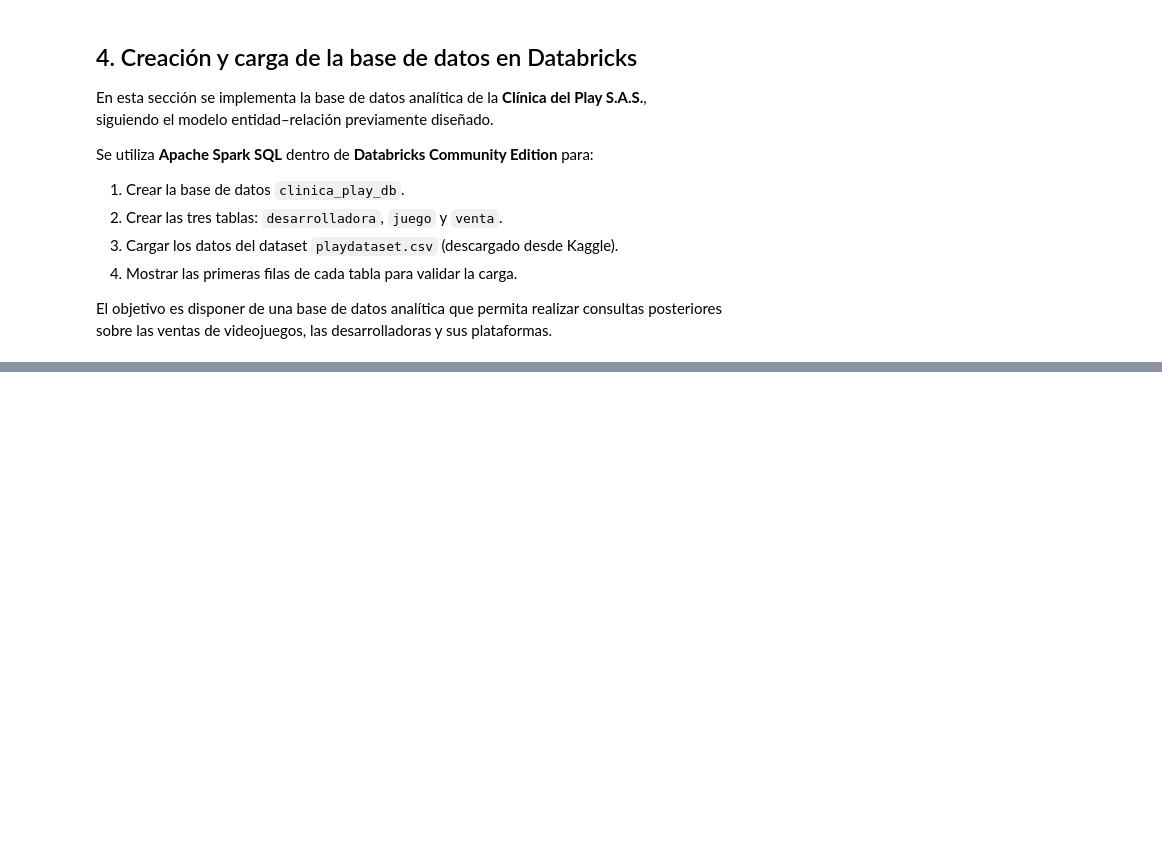
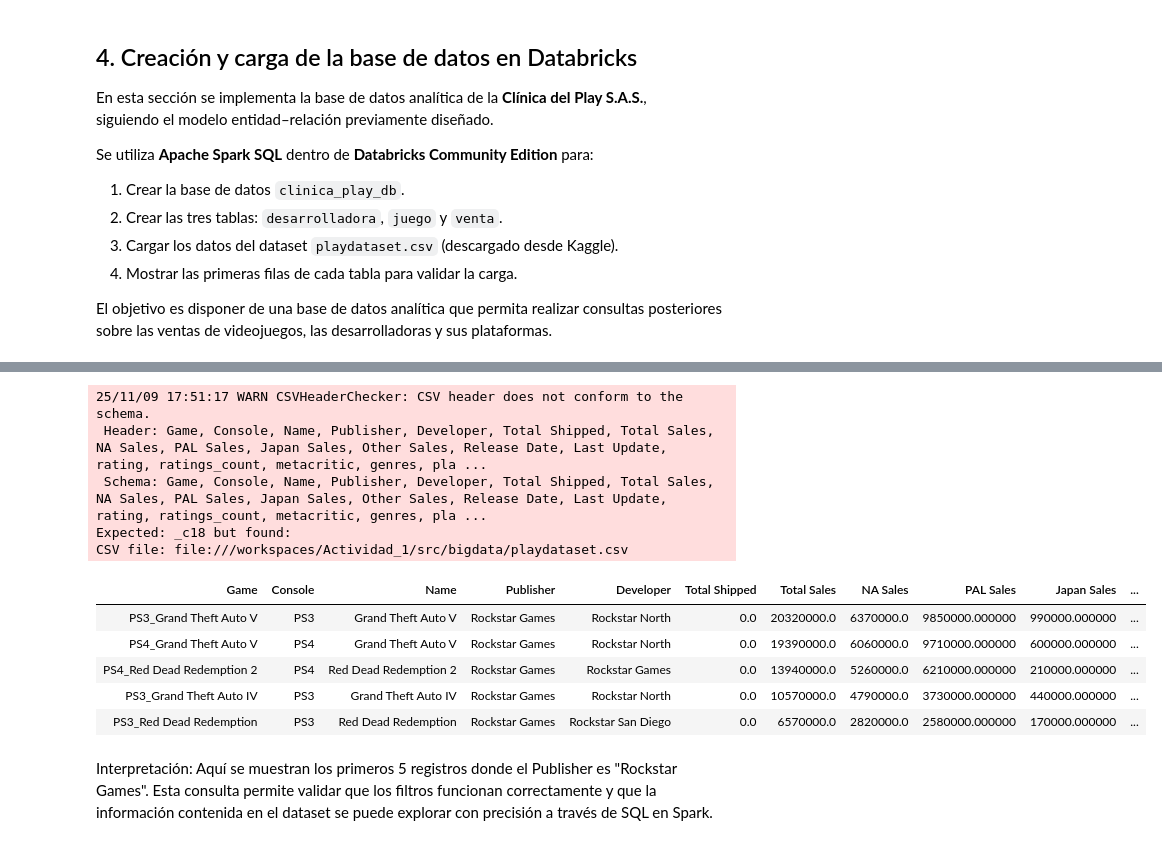
Before and after one commit to justinbeckham1204/Actividad_1, a Jupyter notebook: src/bigdata/Actividad_1.ipynb, the cells around one changed output, grey strips where cells are left out. Drawn from its saved outputs; the diff is of its cells as text; code cells hidden in the pictures; blank space fills up the shorter version.

```diff
--- a/src/bigdata/Actividad_1.ipynb
+++ b/src/bigdata/Actividad_1.ipynb
@@ -149,0 +365,24 @@ posteriores sobre las ventas de videojuegos, las desarrolladoras y sus plataform
+# %%
+# Consulta filtrada: registros donde el Publisher es 'Rockstar Games'
+spark.sql("""
+SELECT *
+FROM playdataset
+WHERE Publisher = 'Rockstar Games'
+LIMIT 5
+""").toPandas().style.hide(axis='index')
+# %% [output]
+25/11/09 17:51:17 WARN CSVHeaderChecker: CSV header does not conform to the schema.
+ Header: Game, Console, Name, Publisher, Developer, Total Shipped, Total Sales, NA Sales, PAL Sales, Japan Sales, Other Sales, Release Date, Last Update, rating, ratings_count, metacritic, genres, pla ...
+ Schema: Game, Console, Name, Publisher, Developer, Total Shipped, Total Sales, NA Sales, PAL Sales, Japan Sales, Other Sales, Release Date, Last Update, rating, ratings_count, metacritic, genres, pla ...
+Expected: _c18 but found:
+CSV file: file:///workspaces/Actividad_1/src/bigdata/playdataset.csv
+| Game | Console | Name | Publisher | Developer | Total Shipped | Total Sales | NA Sales | PAL Sales | Japan Sales | ... |
+| PS3_Grand Theft Auto V | PS3 | Grand Theft Auto V | Rockstar Games | Rockstar North | 0.0 | 20320000.0 | 6370000.0 | 9850000.000000 | 990000.000000 | ... |
+| PS4_Grand Theft Auto V | PS4 | Grand Theft Auto V | Rockstar Games | Rockstar North | 0.0 | 19390000.0 | 6060000.0 | 9710000.000000 | 600000.000000 | ... |
+| PS4_Red Dead Redemption 2 | PS4 | Red Dead Redemption 2 | Rockstar Games | Rockstar Games | 0.0 | 13940000.0 | 5260000.0 | 6210000.000000 | 210000.000000 | ... |
+| PS3_Grand Theft Auto IV | PS3 | Grand Theft Auto IV | Rockstar Games | Rockstar North | 0.0 | 10570000.0 | 4790000.0 | 3730000.000000 | 440000.000000 | ... |
+| PS3_Red Dead Redemption | PS3 | Red Dead Redemption | Rockstar Games | Rockstar San Diego | 0.0 | 6570000.0 | 2820000.0 | 2580000.000000 | 170000.000000 | ... |
+# %% [markdown]
+Interpretación:
+Aquí se muestran los primeros 5 registros donde el Publisher es "Rockstar Games".
+Esta consulta permite validar que los filtros funcionan correctamente y que la información contenida en el dataset se puede explorar con precisión a través de SQL en Spark.
```
Also changed, not shown: parts of 19 cells of this notebook, 5 other files.
